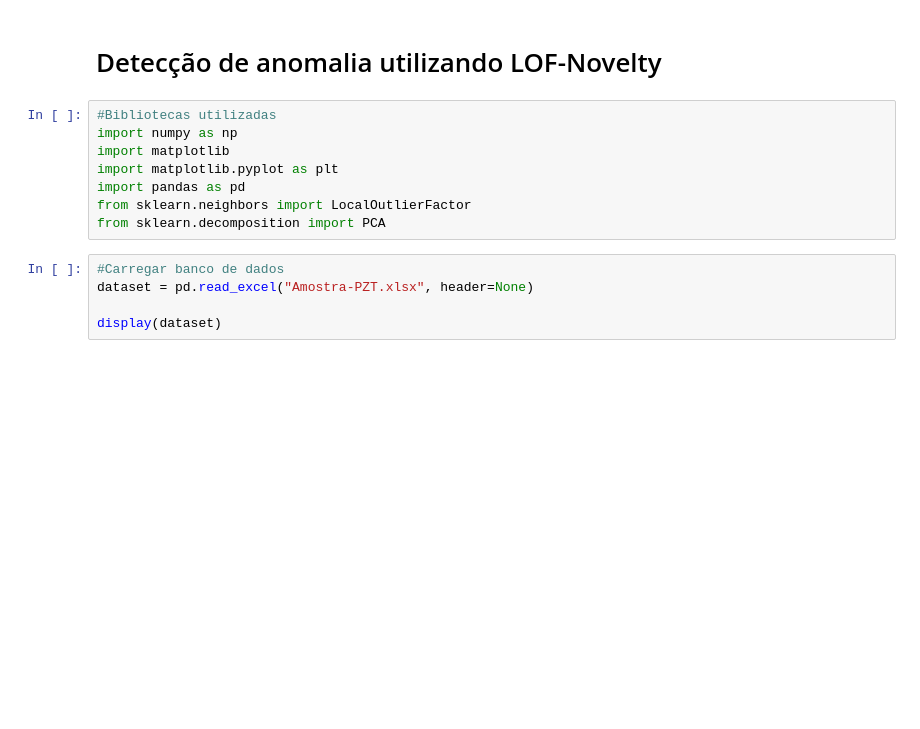
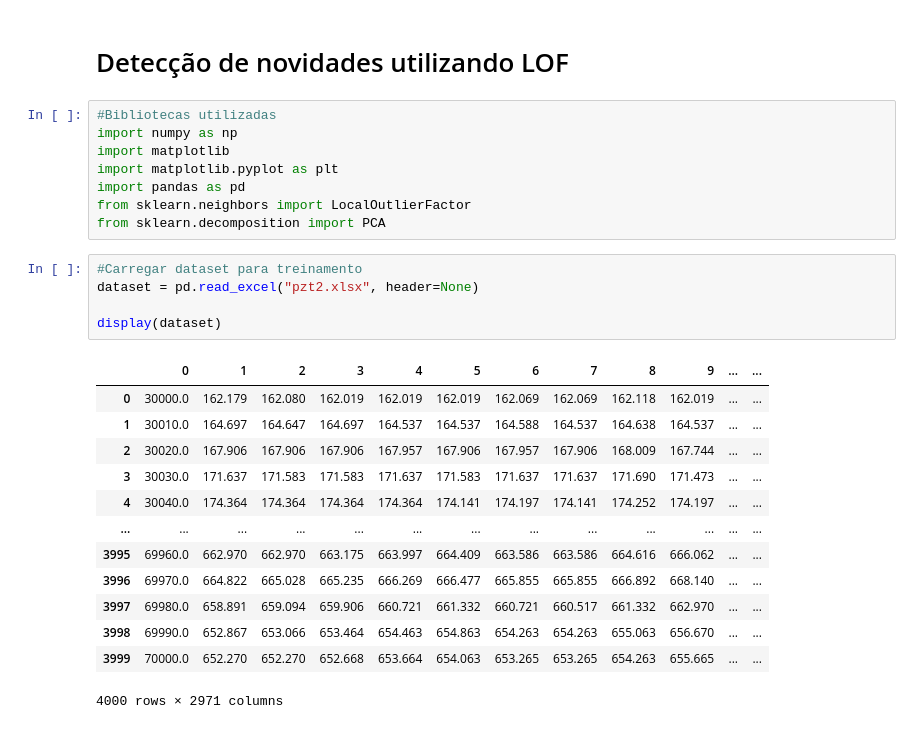
Before and after one commit to AlxDev-hub/Deteccao_novidades_LOF, a Jupyter notebook: Aplicacao_LOF-Novelty_PZT.ipynb, the cells around one changed output. Drawn from its saved outputs; the diff is of its cells as text; blank space fills up the shorter version.

```diff
--- a/Aplicacao_LOF-Novelty_PZT.ipynb
+++ b/Aplicacao_LOF-Novelty_PZT.ipynb
@@ -1,5 +1,5 @@
 # %% [markdown]
-# Detecção de anomalia utilizando LOF-Novelty
+# Detecção de novidades utilizando LOF
 # %%
 #Bibliotecas utilizadas
 import numpy as np
@@ -9,8 +9,22 @@ import pandas as pd
 from sklearn.neighbors import LocalOutlierFactor
 from sklearn.decomposition import PCA
 # %%
-#Carregar banco de dados
-dataset = pd.read_excel("Amostra-PZT.xlsx", header=None)
+#Carregar dataset para treinamento
+dataset = pd.read_excel("pzt2.xlsx", header=None)
 
 display(dataset)
+# %% [output]
+|  | 0 | 1 | 2 | 3 | 4 | 5 | 6 | 7 | 8 | 9 | ... | ... |
+| 0 | 30000.0 | 162.179 | 162.080 | 162.019 | 162.019 | 162.019 | 162.069 | 162.069 | 162.118 | 162.019 | ... | ... |
+| 1 | 30010.0 | 164.697 | 164.647 | 164.697 | 164.537 | 164.537 | 164.588 | 164.537 | 164.638 | 164.537 | ... | ... |
+| 2 | 30020.0 | 167.906 | 167.906 | 167.906 | 167.957 | 167.906 | 167.957 | 167.906 | 168.009 | 167.744 | ... | ... |
+| 3 | 30030.0 | 171.637 | 171.583 | 171.583 | 171.637 | 171.583 | 171.637 | 171.637 | 171.690 | 171.473 | ... | ... |
+| 4 | 30040.0 | 174.364 | 174.364 | 174.364 | 174.364 | 174.141 | 174.197 | 174.141 | 174.252 | 174.197 | ... | ... |
+| ... | ... | ... | ... | ... | ... | ... | ... | ... | ... | ... | ... | ... |
+| 3995 | 69960.0 | 662.970 | 662.970 | 663.175 | 663.997 | 664.409 | 663.586 | 663.586 | 664.616 | 666.062 | ... | ... |
+| 3996 | 69970.0 | 664.822 | 665.028 | 665.235 | 666.269 | 666.477 | 665.855 | 665.855 | 666.892 | 668.140 | ... | ... |
+| 3997 | 69980.0 | 658.891 | 659.094 | 659.906 | 660.721 | 661.332 | 660.721 | 660.517 | 661.332 | 662.970 | ... | ... |
+| 3998 | 69990.0 | 652.867 | 653.066 | 653.464 | 654.463 | 654.863 | 654.263 | 654.263 | 655.063 | 656.670 | ... | ... |
+| 3999 | 70000.0 | 652.270 | 652.270 | 652.668 | 653.664 | 654.063 | 653.265 | 653.265 | 654.263 | 655.665 | ... | ... |
+4000 rows × 2971 columns
 # %%
```
Also changed, not shown: parts of 14 cells of this notebook.
